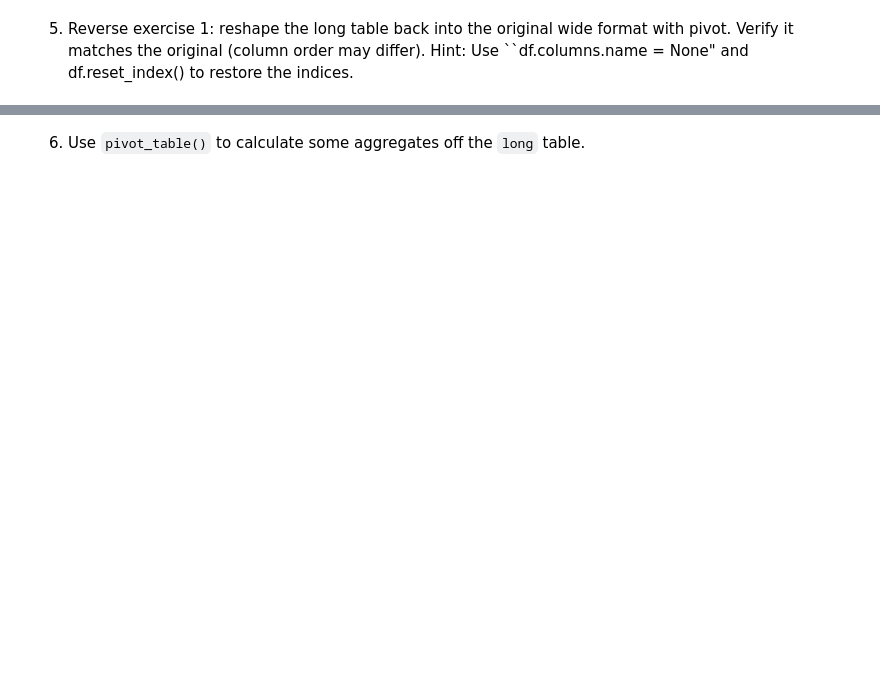
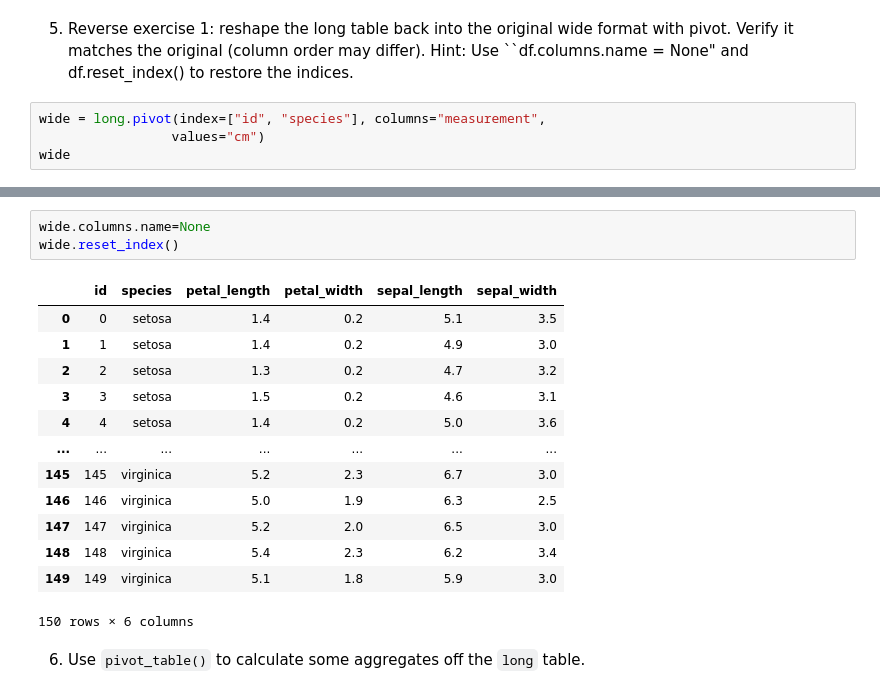
Before and after one commit to mcschuman/ChemicalDataScience103, a Jupyter notebook: lectures/session15/materials/melt_pivot.ipynb, the cells around one changed output, grey strips where cells are left out. Saved outputs shown, nothing was run; the diff lists cells and outputs as text; blank space fills up the shorter version.

```diff
--- a/lectures/session15/materials/melt_pivot.ipynb
+++ b/lectures/session15/materials/melt_pivot.ipynb
@@ -105,2 +171,6 @@ sns.catplot(data=long, x="species", y="cm", col="measurement",
 # %% [markdown]
 5) Reverse exercise 1: reshape the long table back into the original wide format with pivot. Verify it matches the original (column order may differ). Hint: Use ``df.columns.name = None" and df.reset_index() to restore the indices.
+# %%
+wide = long.pivot(index=["id", "species"], columns="measurement",
+                 values="cm")
+wide
@@ -107,2 +192,19 @@ sns.catplot(data=long, x="species", y="cm", col="measurement",
+# %%
+wide.columns.name=None
+wide.reset_index()
+# %% [output]
+|  | id | species | petal_length | petal_width | sepal_length | sepal_width |
+| 0 | 0 | setosa | 1.4 | 0.2 | 5.1 | 3.5 |
+| 1 | 1 | setosa | 1.4 | 0.2 | 4.9 | 3.0 |
+| 2 | 2 | setosa | 1.3 | 0.2 | 4.7 | 3.2 |
+| 3 | 3 | setosa | 1.5 | 0.2 | 4.6 | 3.1 |
+| 4 | 4 | setosa | 1.4 | 0.2 | 5.0 | 3.6 |
+| ... | ... | ... | ... | ... | ... | ... |
+| 145 | 145 | virginica | 5.2 | 2.3 | 6.7 | 3.0 |
+| 146 | 146 | virginica | 5.0 | 1.9 | 6.3 | 2.5 |
+| 147 | 147 | virginica | 5.2 | 2.0 | 6.5 | 3.0 |
+| 148 | 148 | virginica | 5.4 | 2.3 | 6.2 | 3.4 |
+| 149 | 149 | virginica | 5.1 | 1.8 | 5.9 | 3.0 |
+150 rows × 6 columns
 # %% [markdown]
 6) Use `pivot_table()` to calculate some aggregates off the `long` table.
```
Also changed, not shown: parts of 8 cells of this notebook, 5 other files.
